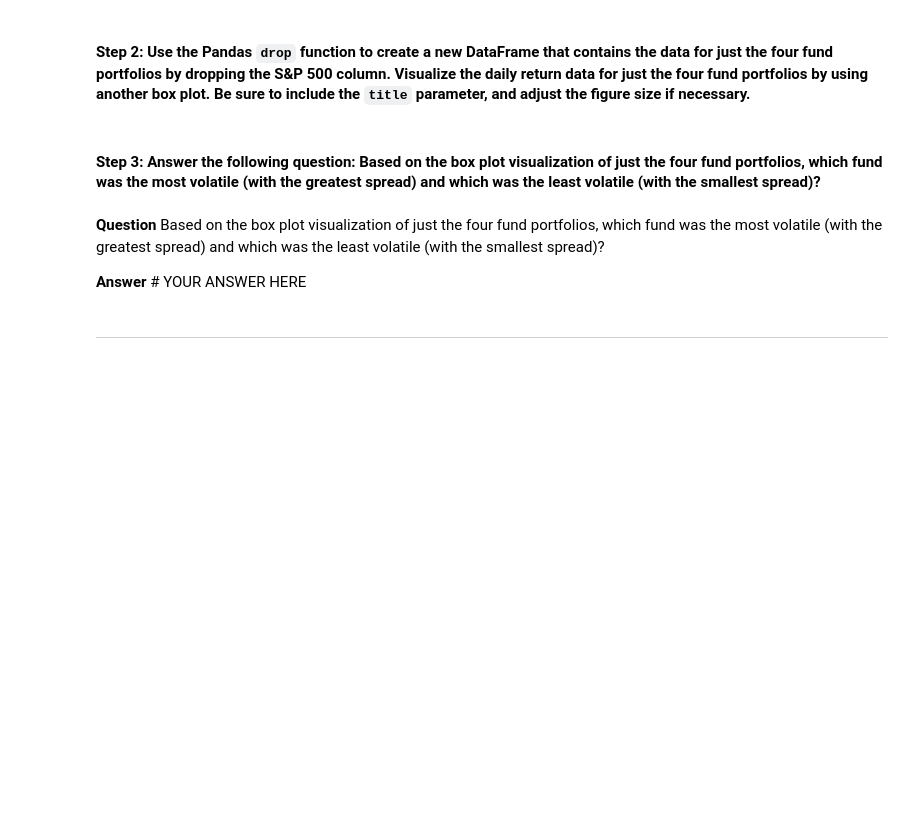
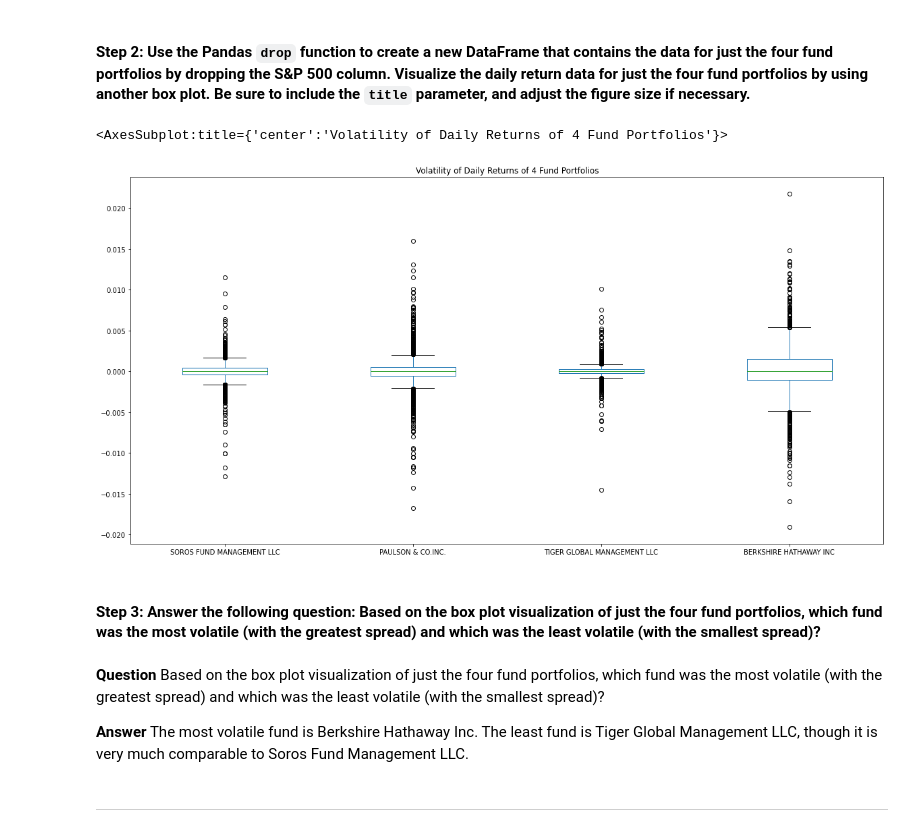
Before and after one commit to SantiagoSR-1/Asset_Management_Analysis, a Jupyter notebook: risk_return_analysis.ipynb, the cells around one changed output. Cells and saved outputs as stored; diff of their text form; code cells hidden in the pictures; blank space fills up the shorter version.

```diff
--- a/risk_return_analysis.ipynb
+++ b/risk_return_analysis.ipynb
@@ -180,14 +209,19 @@ Analyze the volatility of each of the four fund portfolios and of the S&P 500 In
 # %%
 # Create a new DataFrame containing only the 4 fund portfolios by dropping the S&P 500 column from the DataFrame
 # Create box plots to reflect the return data for only the 4 fund portfolios
 # Include a title parameter and adjust the figure size
-# YOUR CODE HERE
+four_funds_daily_returns = whale_daily_returns.drop(axis=1, columns="S&P 500")
+
+four_funds_daily_returns.plot(kind="box", figsize = (20,10), title = "Volatility of Daily Returns of 4 Fund Portfolios")
+# %% [output]
+<AxesSubplot:title={'center':'Volatility of Daily Returns of 4 Fund Portfolios'}>
+[figure, added]
 # %% [markdown]
 #### Step 3: Answer the following question: Based on the box plot visualization of just the four fund portfolios, which fund was the most volatile (with the greatest spread) and which was the least volatile (with the smallest spread)?
 # %% [markdown]
 **Question** Based on the box plot visualization of just the four fund portfolios, which fund was the most volatile (with the greatest spread) and which was the least volatile (with the smallest spread)?
 
-**Answer** # YOUR ANSWER HERE
+**Answer** The most volatile fund is Berkshire Hathaway Inc. The least fund is Tiger Global Management LLC, though it is very much comparable to Soros Fund Management LLC.
 # %% [markdown]
 ---
 # %% [markdown]
```
Also changed, not shown: parts of 30 cells of this notebook.
